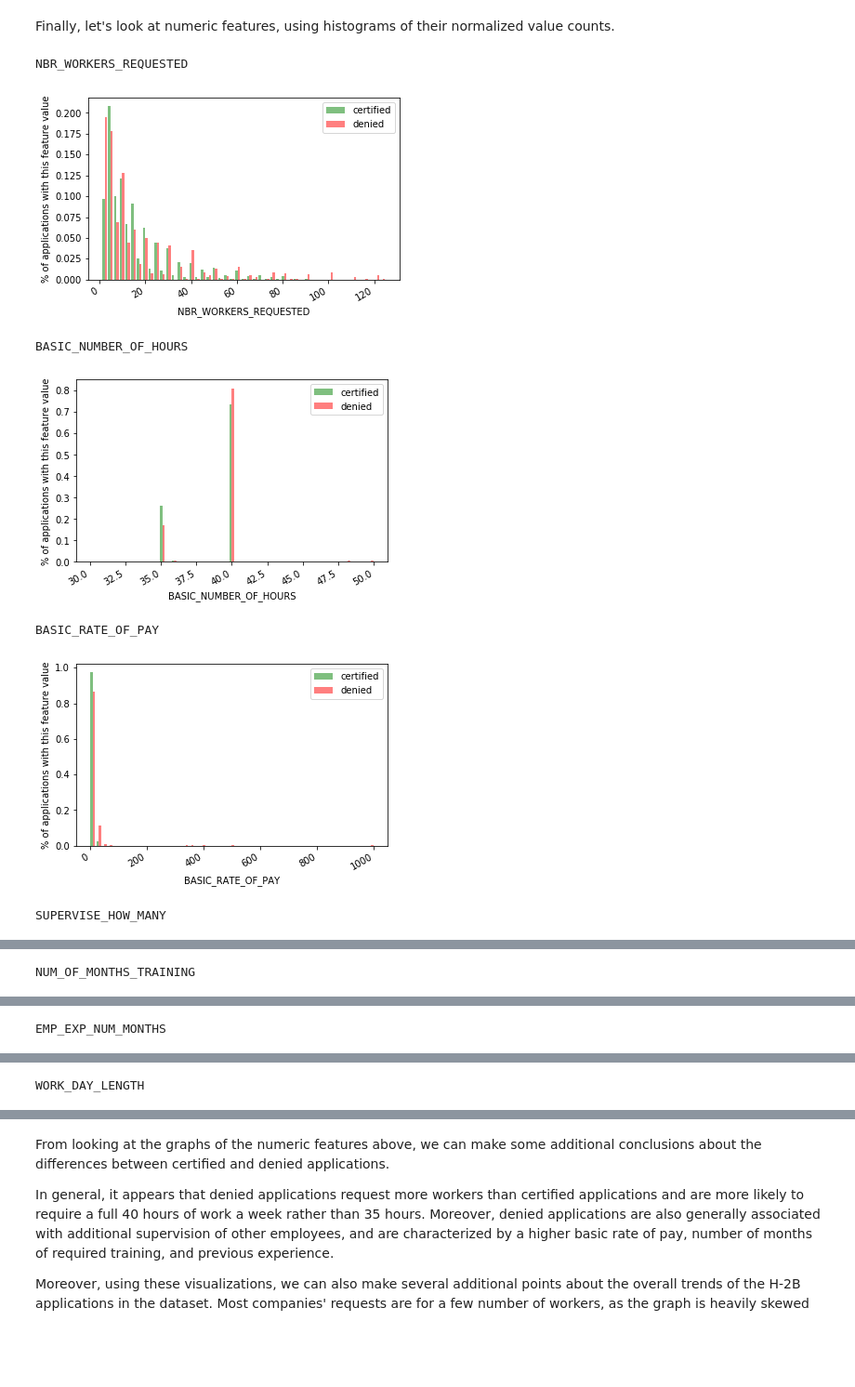
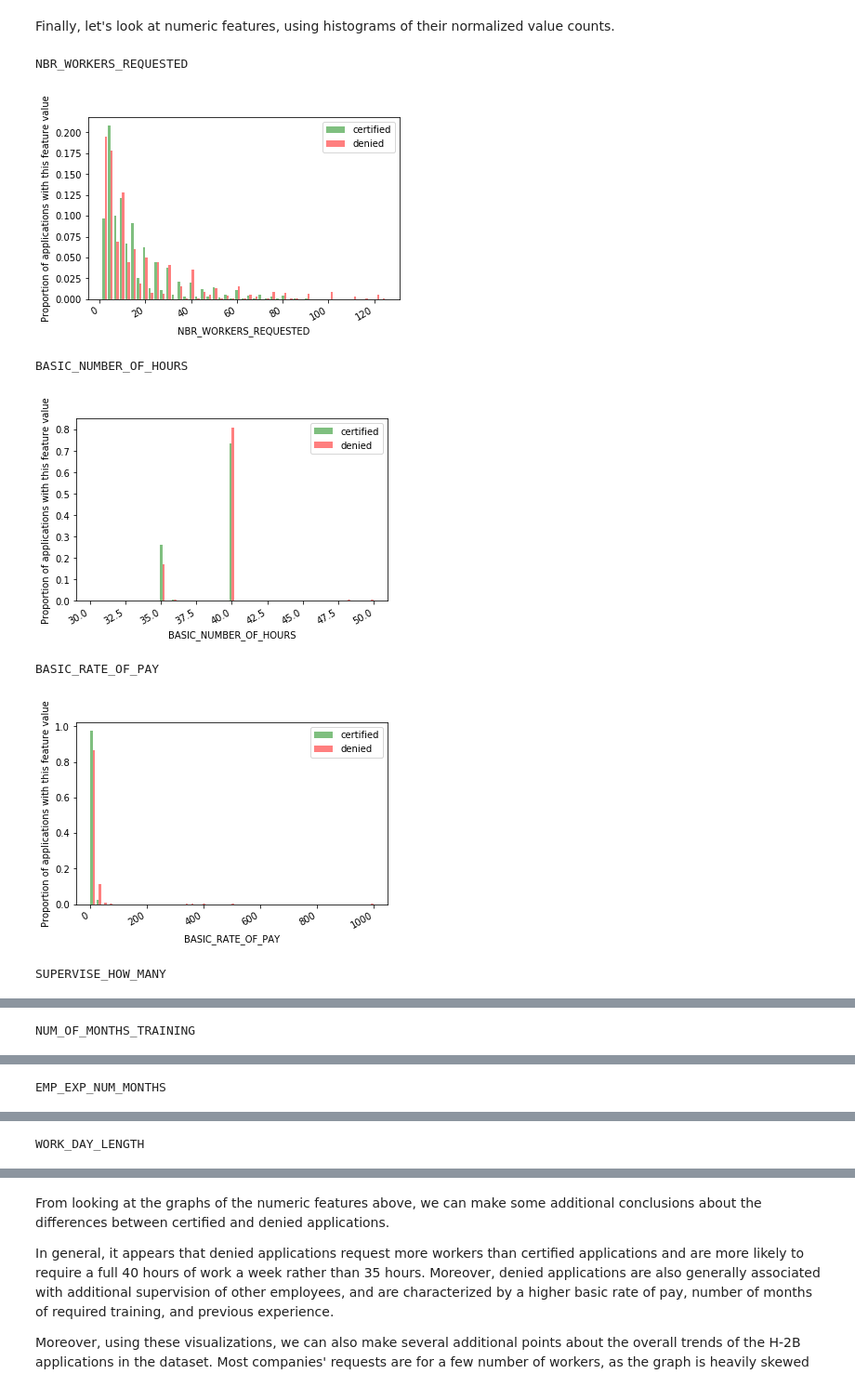
Before and after one commit to abhinavk99/H-2B-Visa-Application-Classifier, a Jupyter notebook: DataExploration.ipynb, the cells around one changed output, grey strips where cells are left out. Shown: that part at 93% size. Drawn from its saved outputs; the diff is of its cells as text; code cells hidden in the pictures; blank space fills up the shorter version.

```diff
--- a/DataExploration.ipynb
+++ b/DataExploration.ipynb
@@ -242,7 +242,7 @@ for feature in categorical_features:
         width = total_len / 100
         ax.bar(certified_vc.index - width, certified_vc, width, label="certified", color=['green'])
         ax.bar(denied_vc.index + width, denied_vc, width, label="denied", color=['red'])
-        ax.set_ylabel("% of applications with this feature value")
+        ax.set_ylabel("Proportion of applications with this feature value")
         ax.set_xlabel(feature)
         ax.legend()
         plt.show()
@@ -285,34 +285,34 @@ Finally, let's look at numeric features, using histograms of their normalized va
 # %%
 for feature in numeric_features:
     print(feature)
     certified_mean, certified_std_dev = df_certified[feature].mean(), df_certified[feature].std()
     denied_mean, denied_std_dev = df_denied[feature].mean(), df_denied[feature].std()
 
     # Keep points to within 3 standard deviations of the mean to better visualize distribution
     certified_values = df_certified.loc[np.abs(df_certified[feature] - certified_mean) <= 3 * certified_std_dev][feature]
     denied_values = df_denied.loc[np.abs(df_denied[feature] - denied_mean) <= 3 * denied_std_dev][feature]
 
     certified_vc_counts = certified_values.value_counts(normalize = True)
     denied_vc_counts = denied_values.value_counts(normalize = True)
 
     fig, ax = plt.subplots()
     fig.autofmt_xdate()
 
     max_v = max(np.max(certified_values), np.max(denied_values))
     min_v = min(np.min(certified_values), np.min(denied_values))
 
     bins = np.linspace(min_v, max_v, 50)
     plt.hist([certified_vc_counts.index, denied_vc_counts.index], bins, weights=[certified_vc_counts.values, denied_vc_counts.values], alpha=0.5, label=['certified', 'denied'], color=['green', 'red'])
-    ax.set_ylabel("% of applications with this feature value")
+    ax.set_ylabel("Proportion of applications with this feature value")
     ax.set_xlabel(feature)
     ax.legend()
     plt.show()
     print("\n")
 # %% [output]
 NBR_WORKERS_REQUESTED
-[figure, old version]
+[figure, new version]
 BASIC_NUMBER_OF_HOURS
-[figure, old version]
+[figure, new version]
 BASIC_RATE_OF_PAY
-[figure, old version]
+[figure, new version]
 SUPERVISE_HOW_MANY
```
Also changed, not shown: parts of 2 cells of this notebook, 12 other files.
